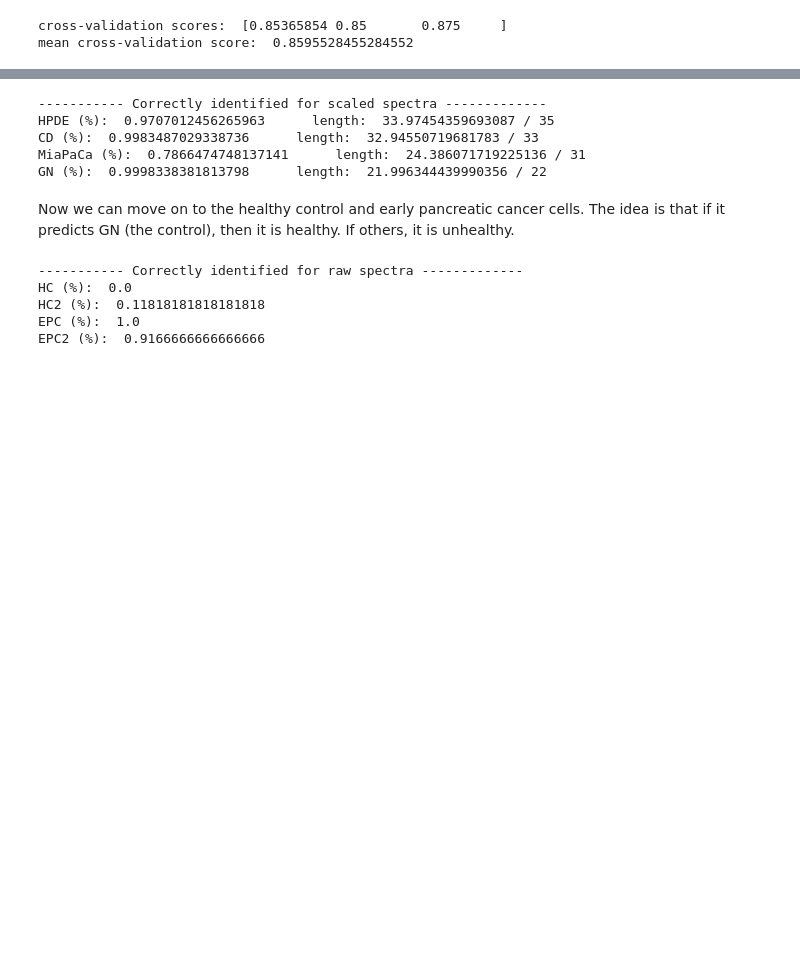
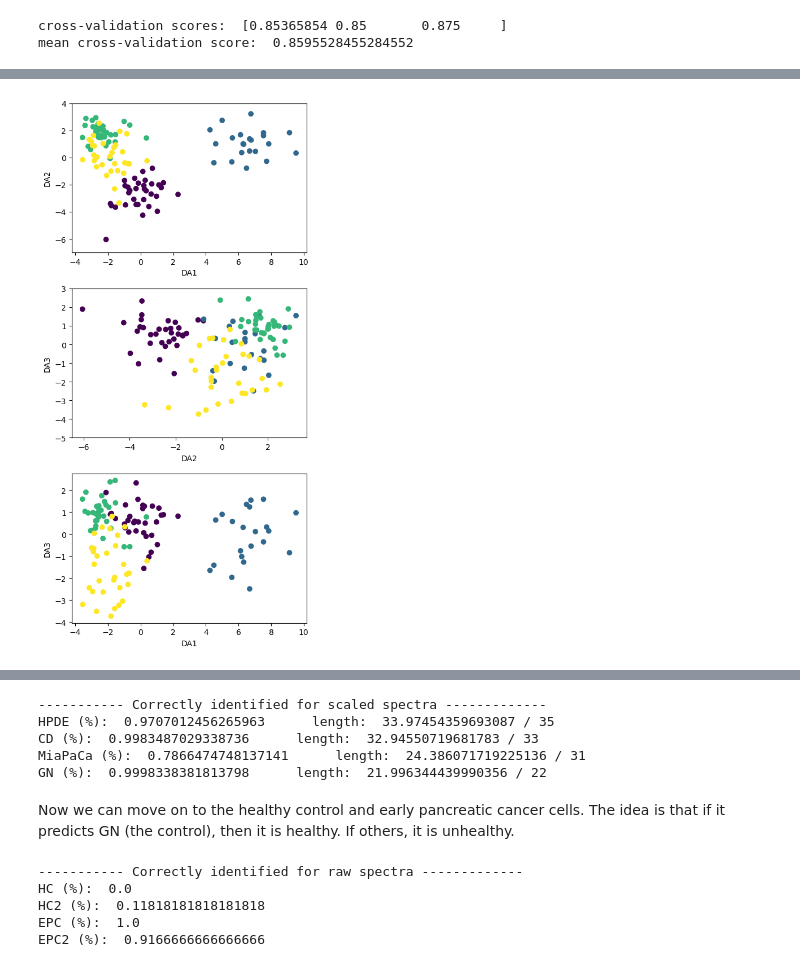
Before and after one commit to kpark11/Springboard, a Jupyter notebook: Capstone-Project/SERS_Raman_Pancreatic_Cancer/SERS_Raman_Pancreatic_Cancer.ipynb, the cells around one changed output, grey strips where cells are left out. Cells and saved outputs as stored; diff of their text form; code cells hidden in the pictures; blank space fills up the shorter version.

```diff
--- a/Capstone-Project/SERS_Raman_Pancreatic_Cancer/SERS_Raman_Pancreatic_Cancer.ipynb
+++ b/Capstone-Project/SERS_Raman_Pancreatic_Cancer/SERS_Raman_Pancreatic_Cancer.ipynb
@@ -596,0 +598,25 @@ mean cross-validation score:  0.8595528455284552
+# %%
+lda = LinearDiscriminantAnalysis()
+X_lda = lda.fit_transform(df_master.drop(columns=['Target']),y.to_numpy().ravel())
+X_lda = lda.fit_transform(X,y.to_numpy().ravel())
+# %%
+DA1 = X_lda[:,0]
+DA2 = X_lda[:,1]
+DA3 = X_lda[:,2]
+
+fig, ax = plt.subplots(3,1,figsize=(5,10))
+ax[0].scatter(DA1,DA2*-1,c=df_master.iloc[:,-1].values)
+ax[0].set_xlabel('DA1')
+ax[0].set_ylabel('DA2')
+ax[0].set_ylim(-7,4)
+ax[1].scatter(DA2*-1,DA3,c=df_master.iloc[:,-1].values)
+ax[1].set_xlabel('DA2')
+ax[1].set_ylabel('DA3')
+ax[1].set_ylim(-5,3)
+ax[2].scatter(DA1,DA3,c=df_master.iloc[:,-1].values)
+ax[2].set_xlabel('DA1')
+ax[2].set_ylabel('DA3')
+plt.tight_layout()
+plt.show()
+# %% [output]
+[figure, added]
```
Also changed, not shown: parts of 8 cells of this notebook, 7 other files.
